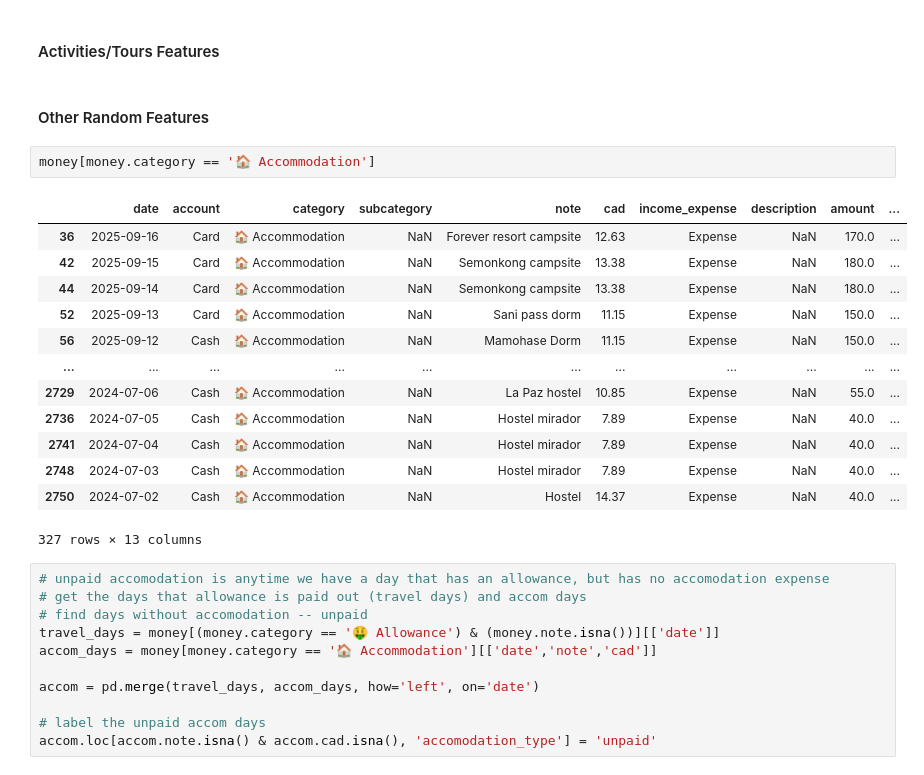
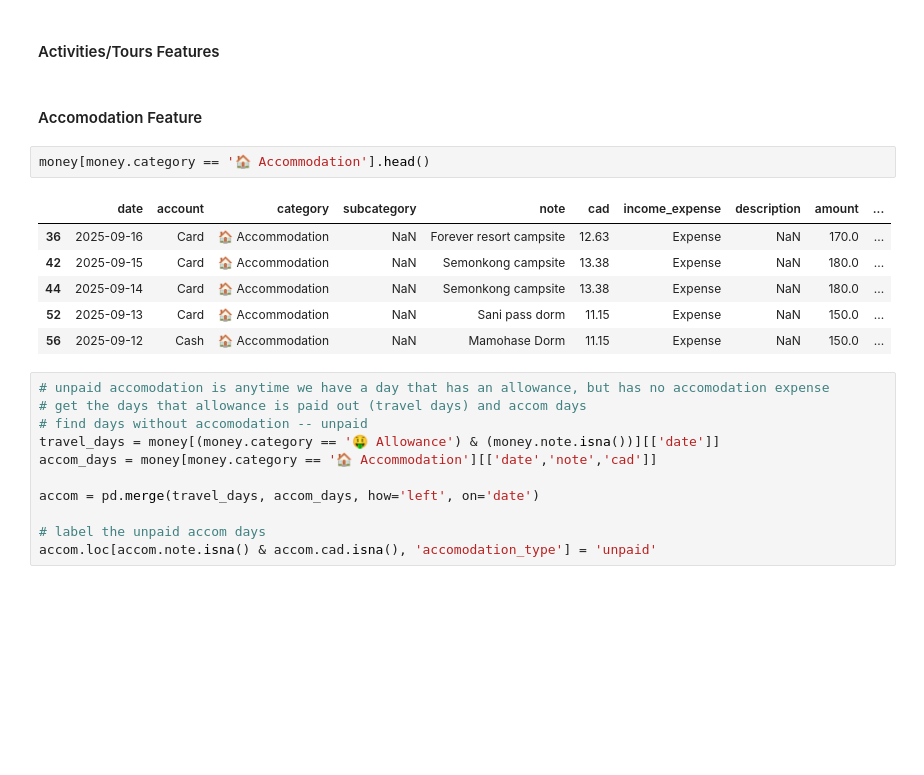
Before and after one commit to SunnyWillert18/floating-in-space, a Jupyter notebook: nbs/travel_personas.ipynb, the cells around one changed output. Cells and saved outputs as stored; diff of their text form; blank space fills up the shorter version.

```diff
--- a/nbs/travel_personas.ipynb
+++ b/nbs/travel_personas.ipynb
@@ -296,24 +305,17 @@ f_transport.head()
 | 4 | Bolivia | 2024-07-10 | 13.0 | 1 | bus | 2 |
 # %% [markdown]
 #### Activities/Tours Features
-# %% [markdown]
-#### Other Random Features
+# %% [markdown]
+#### Accomodation Feature
 # %%
-money[money.category == '🏠 Accommodation']
+money[money.category == '🏠 Accommodation'].head()
 # %% [output]
 |  | date | account | category | subcategory | note | cad | income_expense | description | amount | ... |
 | 36 | 2025-09-16 | Card | 🏠 Accommodation | NaN | Forever resort campsite | 12.63 | Expense | NaN | 170.0 | ... |
 | 42 | 2025-09-15 | Card | 🏠 Accommodation | NaN | Semonkong campsite | 13.38 | Expense | NaN | 180.0 | ... |
 | 44 | 2025-09-14 | Card | 🏠 Accommodation | NaN | Semonkong campsite | 13.38 | Expense | NaN | 180.0 | ... |
 | 52 | 2025-09-13 | Card | 🏠 Accommodation | NaN | Sani pass dorm | 11.15 | Expense | NaN | 150.0 | ... |
 | 56 | 2025-09-12 | Cash | 🏠 Accommodation | NaN | Mamohase Dorm | 11.15 | Expense | NaN | 150.0 | ... |
-| ... | ... | ... | ... | ... | ... | ... | ... | ... | ... | ... |
-| 2729 | 2024-07-06 | Cash | 🏠 Accommodation | NaN | La Paz hostel | 10.85 | Expense | NaN | 55.0 | ... |
-| 2736 | 2024-07-05 | Cash | 🏠 Accommodation | NaN | Hostel mirador | 7.89 | Expense | NaN | 40.0 | ... |
-| 2741 | 2024-07-04 | Cash | 🏠 Accommodation | NaN | Hostel mirador | 7.89 | Expense | NaN | 40.0 | ... |
-| 2748 | 2024-07-03 | Cash | 🏠 Accommodation | NaN | Hostel mirador | 7.89 | Expense | NaN | 40.0 | ... |
-| 2750 | 2024-07-02 | Cash | 🏠 Accommodation | NaN | Hostel | 14.37 | Expense | NaN | 40.0 | ... |
-327 rows × 13 columns
 # %%
 # unpaid accomodation is anytime we have a day that has an allowance, but has no accomodation expense
 # get the days that allowance is paid out (travel days) and accom days
```
Also changed, not shown: parts of 34 cells of this notebook.
